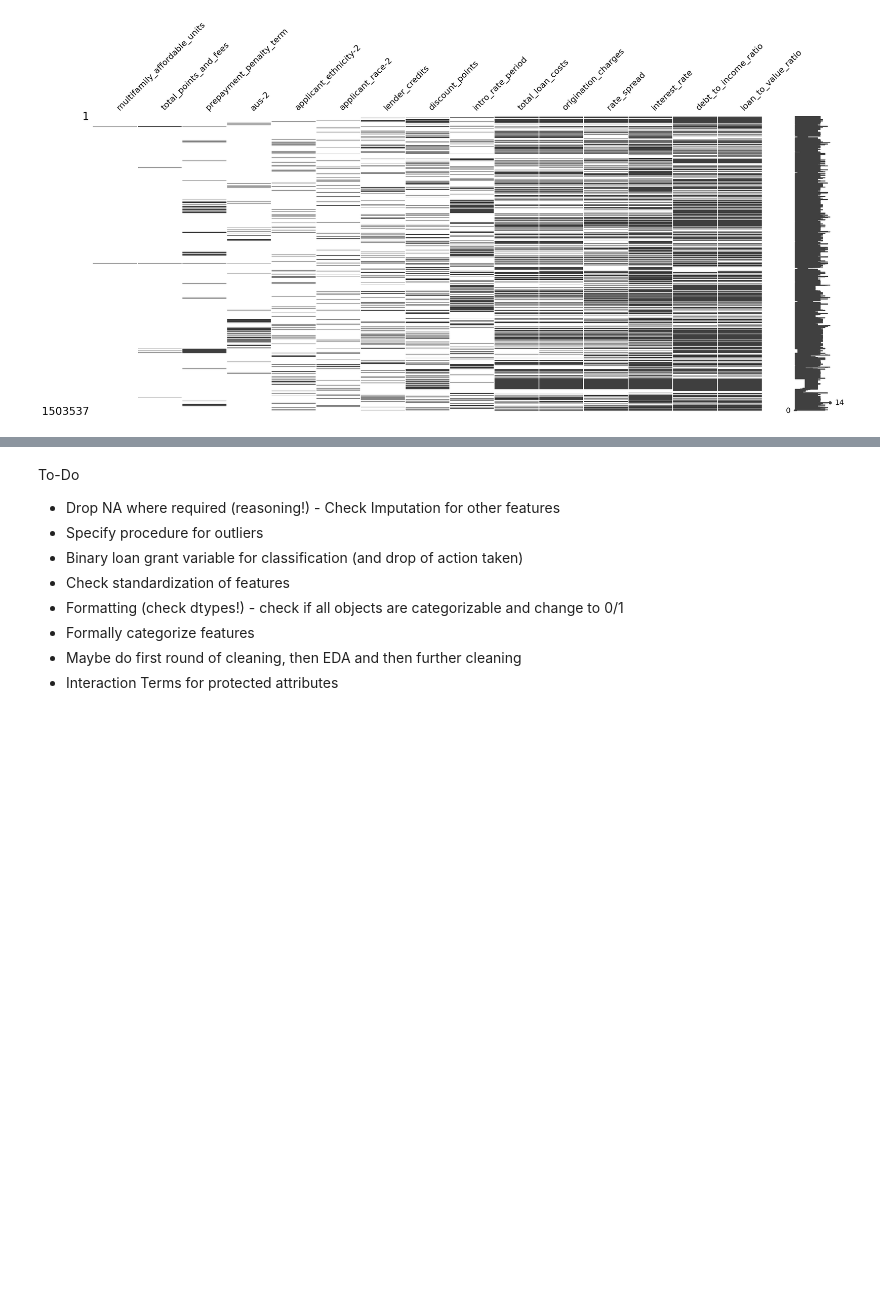
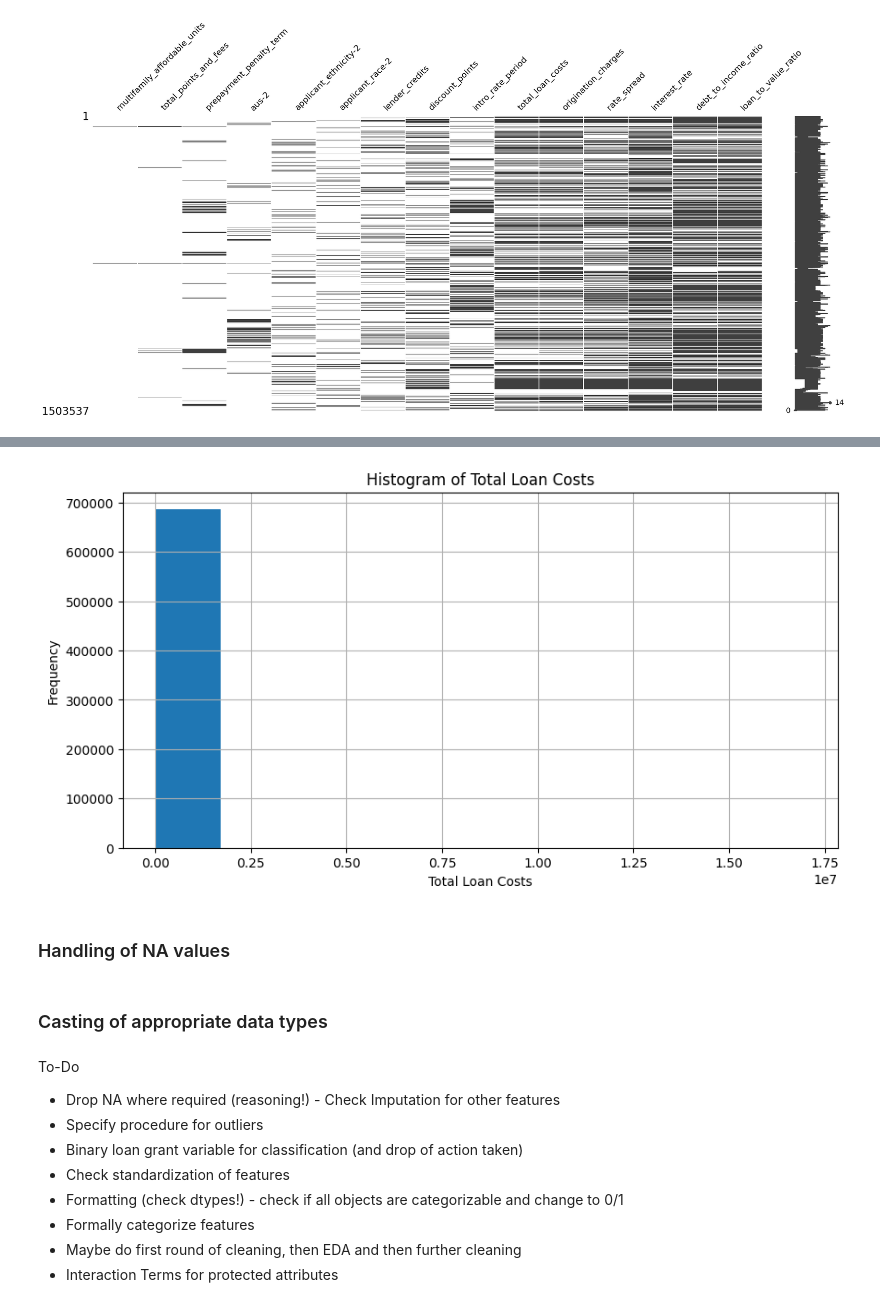
Before and after one commit to HaukeSchwarz/Thesis, a Jupyter notebook: notebooks/Main_Data_Analysis_Pipeline.ipynb, the cells around one changed output, grey strips where cells are left out. Saved outputs shown, nothing was run; the diff lists cells and outputs as text; code cells hidden in the pictures; blank space fills up the shorter version.

Commit message:
added To-Do and further EDA on NAs, types and distributions ("Exempt" issue unresolved)

```diff
--- a/notebooks/Main_Data_Analysis_Pipeline.ipynb
+++ b/notebooks/Main_Data_Analysis_Pipeline.ipynb
@@ -248,3 +279,17 @@ There are several columns containing a high amount of missing values (see above)
+# %%
+import matplotlib.pyplot as plt
+
+
+plt.title("Histogram of Total Loan Costs")
+plt.xlabel("Total Loan Costs")
+plt.ylabel("Frequency")
+plt.show()
+# %% [output]
+[figure, added]
+# %% [markdown]
+### Handling of NA values
+# %% [markdown]
+### Casting of appropriate data types
 # %% [markdown]
 To-Do
 - Drop NA where required (reasoning!) - Check Imputation for other features
```
Also changed, not shown: parts of 6 cells of this notebook.
